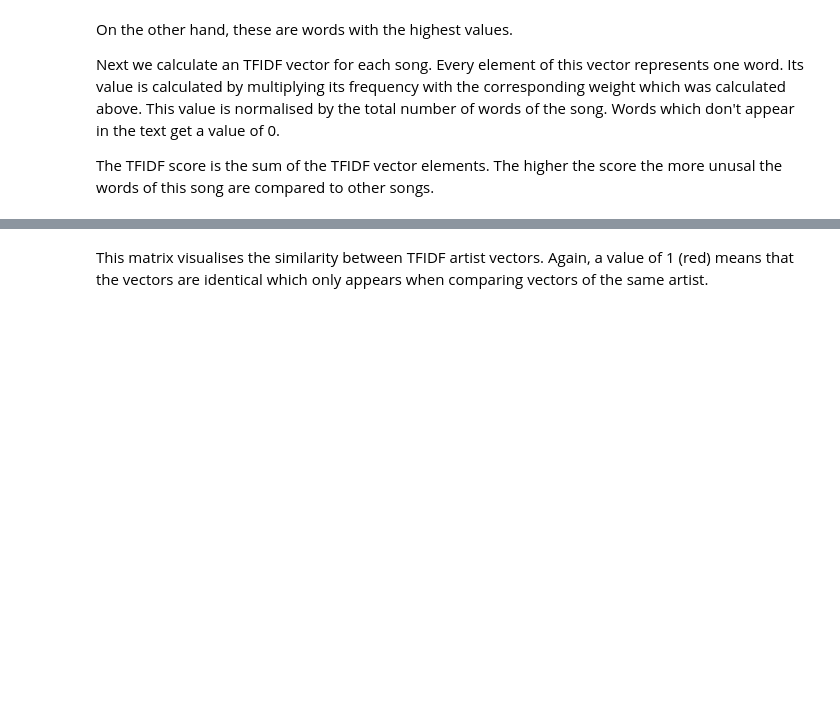
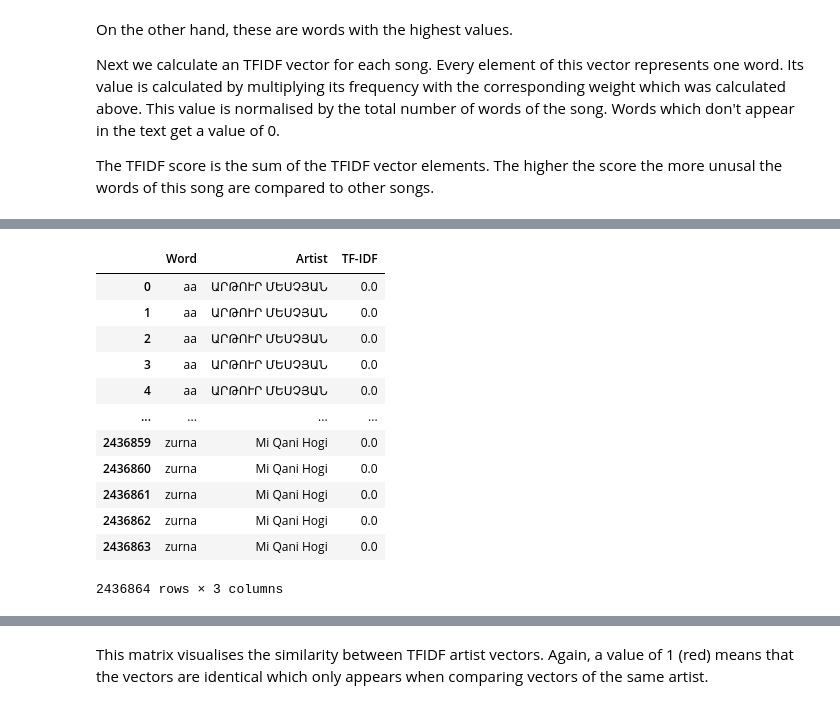
Before and after one commit to HranushS/Lyrics-to-singer-classification, a Jupyter notebook: Lyrics_to_singer_classification.ipynb, the cells around one changed output, grey strips where cells are left out. Saved outputs shown, nothing was run; the diff lists cells and outputs as text; code cells hidden in the pictures; blank space fills up the shorter version.

```diff
--- a/Lyrics_to_singer_classification.ipynb
+++ b/Lyrics_to_singer_classification.ipynb
@@ -473,3 +476,36 @@ fig = px.box(df, x='Artist', y='tf_idf_score', title='TFIDF scores of songs per
 fig.show()
 # %% [output]
 [interactive output not drawn]
+# %%
+from sklearn.feature_extraction.text import TfidfVectorizer
+
+def calculate_tf_idf(df, column_name, artist_column):
+    vectorizer = TfidfVectorizer()
+    tfidf_matrix = vectorizer.fit_transform(df[column_name].apply(' '.join))
+    feature_names = vectorizer.get_feature_names_out()
+    scores = tfidf_matrix.toarray()
+    artists = df[artist_column]
+    data = {'Word': [], 'Artist': [], 'TF-IDF': []}
+    for i, word in enumerate(feature_names):
+        for j, artist in enumerate(artists):
+            data['Word'].append(word)
+            data['Artist'].append(artist)
+            data['TF-IDF'].append(scores[j][i])
+    return pd.DataFrame(data)
+tf_idf_data = calculate_tf_idf(df, 'stems_en', 'Artist')
+# %%
+tf_idf_data
+# %% [output]
+|  | Word | Artist | TF-IDF |
+| 0 | aa | ԱՐԹՈՒՐ ՄԵՍՉՅԱՆ | 0.0 |
+| 1 | aa | ԱՐԹՈՒՐ ՄԵՍՉՅԱՆ | 0.0 |
+| 2 | aa | ԱՐԹՈՒՐ ՄԵՍՉՅԱՆ | 0.0 |
+| 3 | aa | ԱՐԹՈՒՐ ՄԵՍՉՅԱՆ | 0.0 |
+| 4 | aa | ԱՐԹՈՒՐ ՄԵՍՉՅԱՆ | 0.0 |
+| ... | ... | ... | ... |
+| 2436859 | zurna | Mi Qani Hogi | 0.0 |
+| 2436860 | zurna | Mi Qani Hogi | 0.0 |
+| 2436861 | zurna | Mi Qani Hogi | 0.0 |
+| 2436862 | zurna | Mi Qani Hogi | 0.0 |
+| 2436863 | zurna | Mi Qani Hogi | 0.0 |
+2436864 rows × 3 columns
```
Also changed, not shown: parts of 15 cells of this notebook, 4 other files.
